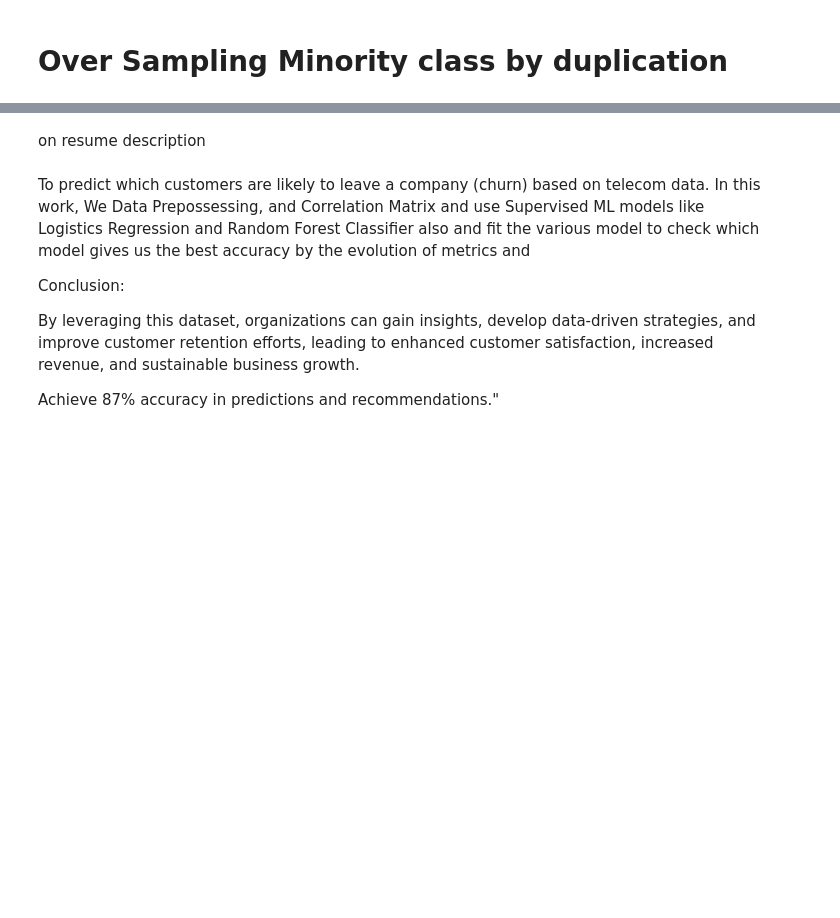
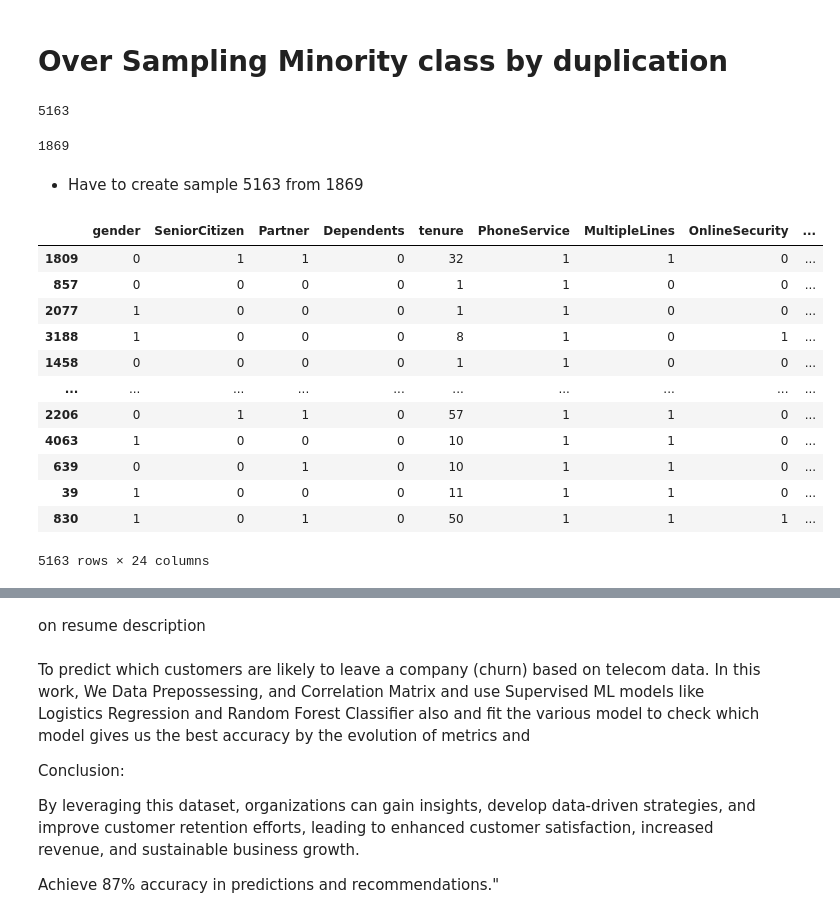
Before and after one commit to praju-1/Data_science_projects, a Jupyter notebook: ML_Project/Customer_churn_ML.ipynb, the cells around one changed output, grey strips where cells are left out. Drawn from its saved outputs; the diff is of its cells as text; code cells hidden in the pictures; blank space fills up the shorter version.

```diff
--- a/ML_Project/Customer_churn_ML.ipynb
+++ b/ML_Project/Customer_churn_ML.ipynb
@@ -614 +616,11 @@ plt.show()
+# %%
+sum1
+# %% [output]
+5163
+# %%
+sum0
+# %% [output]
+1869
+# %% [markdown]
+- Have to create sample 5163 from 1869
 # %%
@@ -616 +628,17 @@ increased = df1.sample(df1.shape[0], replace = True)
+# %%
+df1_oversample
+# %% [output]
+|  | gender | SeniorCitizen | Partner | Dependents | tenure | PhoneService | MultipleLines | OnlineSecurity | ... |
+| 1809 | 0 | 1 | 1 | 0 | 32 | 1 | 1 | 0 | ... |
+| 857 | 0 | 0 | 0 | 0 | 1 | 1 | 0 | 0 | ... |
+| 2077 | 1 | 0 | 0 | 0 | 1 | 1 | 0 | 0 | ... |
+| 3188 | 1 | 0 | 0 | 0 | 8 | 1 | 0 | 1 | ... |
+| 1458 | 0 | 0 | 0 | 0 | 1 | 1 | 0 | 0 | ... |
+| ... | ... | ... | ... | ... | ... | ... | ... | ... | ... |
+| 2206 | 0 | 1 | 1 | 0 | 57 | 1 | 1 | 0 | ... |
+| 4063 | 1 | 0 | 0 | 0 | 10 | 1 | 1 | 0 | ... |
+| 639 | 0 | 0 | 1 | 0 | 10 | 1 | 1 | 0 | ... |
+| 39 | 1 | 0 | 0 | 0 | 11 | 1 | 1 | 0 | ... |
+| 830 | 1 | 0 | 1 | 0 | 50 | 1 | 1 | 1 | ... |
+5163 rows × 24 columns
 # %%
```
Also changed, not shown: parts of 24 cells of this notebook.
